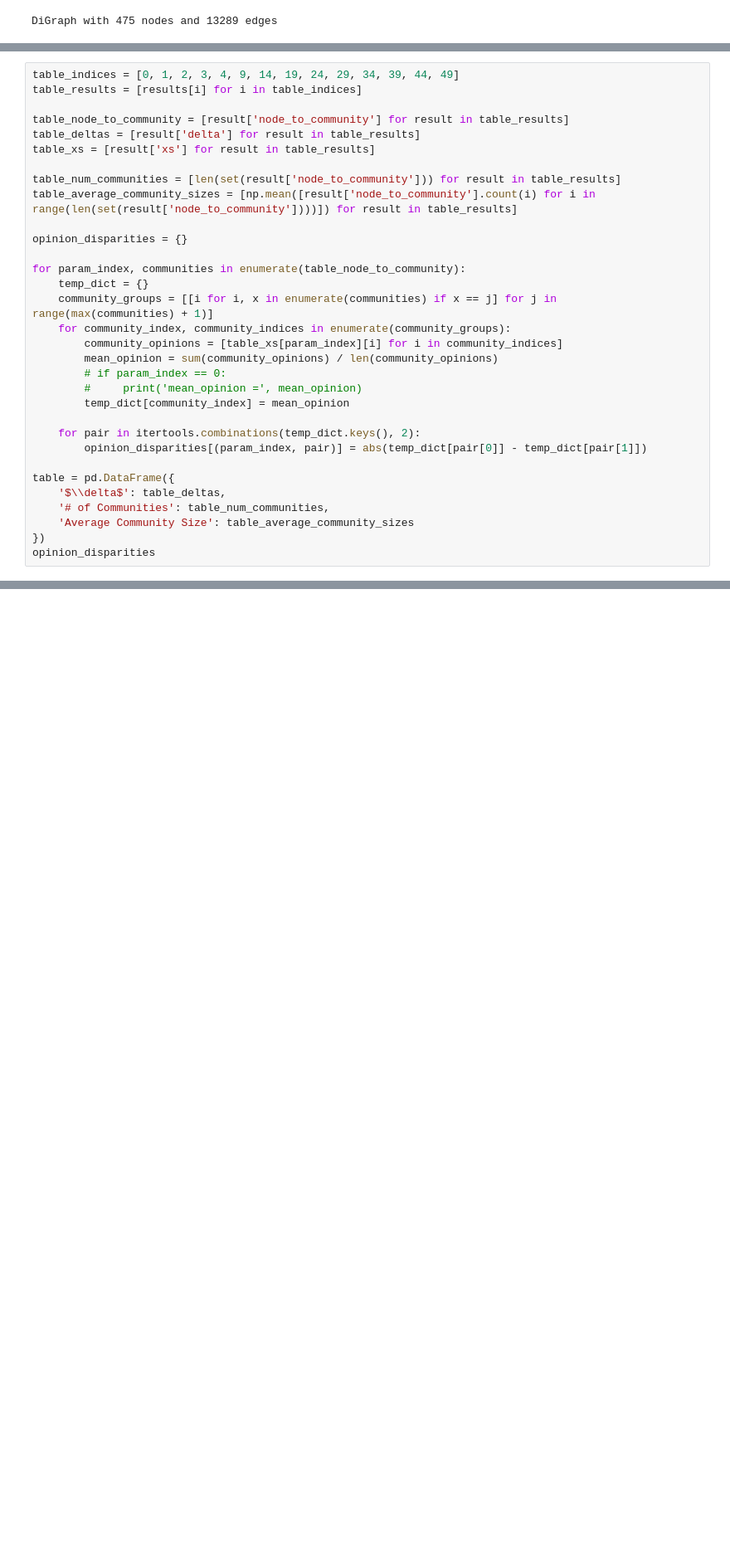
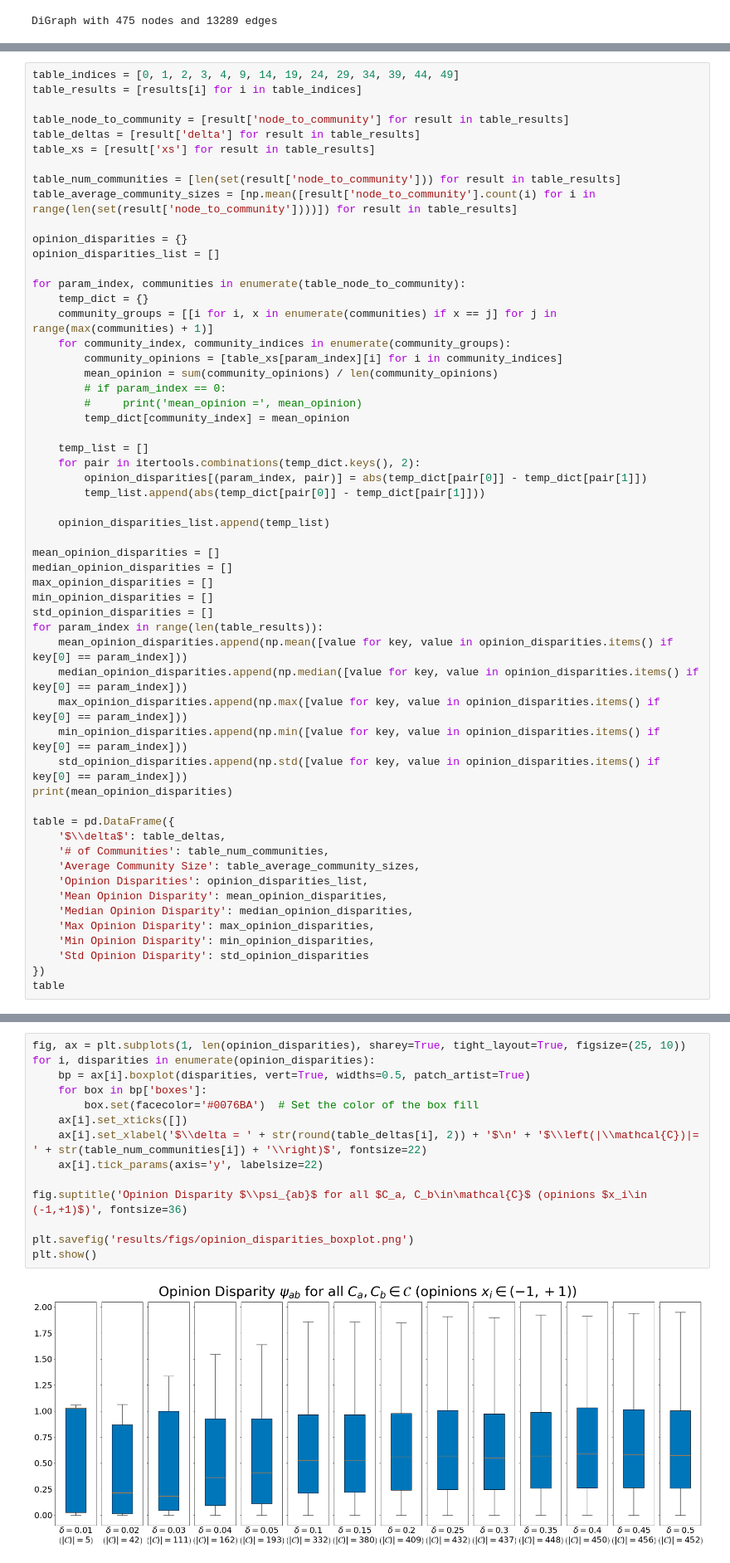
Before and after one commit to cjk4/opinion-modeling, a Jupyter notebook: community-detection.ipynb, the cells around one changed output, grey strips where cells are left out. Shown: that part at 83% size. Saved outputs shown, nothing was run; the diff lists cells and outputs as text; blank space fills up the shorter version.

```diff
--- a/community-detection.ipynb
+++ b/community-detection.ipynb
@@ -379,6 +383,7 @@ table_num_communities = [len(set(result['node_to_community'])) for result in tab
 table_average_community_sizes = [np.mean([result['node_to_community'].count(i) for i in range(len(set(result['node_to_community'])))]) for result in table_results]
 
 opinion_disparities = {}
+opinion_disparities_list = []
 
 for param_index, communities in enumerate(table_node_to_community):
     temp_dict = {}
@@ -390,13 +395,36 @@ for param_index, communities in enumerate(table_node_to_community):
         #     print('mean_opinion =', mean_opinion)
         temp_dict[community_index] = mean_opinion
 
+    temp_list = []
     for pair in itertools.combinations(temp_dict.keys(), 2):
         opinion_disparities[(param_index, pair)] = abs(temp_dict[pair[0]] - temp_dict[pair[1]])
+        temp_list.append(abs(temp_dict[pair[0]] - temp_dict[pair[1]]))
+
+    opinion_disparities_list.append(temp_list)
+
+mean_opinion_disparities = []
+median_opinion_disparities = []
+max_opinion_disparities = []
+min_opinion_disparities = []
+std_opinion_disparities = []
+for param_index in range(len(table_results)):
+    mean_opinion_disparities.append(np.mean([value for key, value in opinion_disparities.items() if key[0] == param_index]))
+    median_opinion_disparities.append(np.median([value for key, value in opinion_disparities.items() if key[0] == param_index]))
+    max_opinion_disparities.append(np.max([value for key, value in opinion_disparities.items() if key[0] == param_index]))
+    min_opinion_disparities.append(np.min([value for key, value in opinion_disparities.items() if key[0] == param_index]))
+    std_opinion_disparities.append(np.std([value for key, value in opinion_disparities.items() if key[0] == param_index]))
+print(mean_opinion_disparities)
 
 table = pd.DataFrame({
     '$\\delta$': table_deltas,
     '# of Communities': table_num_communities,
-    'Average Community Size': table_average_community_sizes
+    'Average Community Size': table_average_community_sizes,
+    'Opinion Disparities': opinion_disparities_list,
+    'Mean Opinion Disparity': mean_opinion_disparities,
+    'Median Opinion Disparity': median_opinion_disparities,
+    'Max Opinion Disparity': max_opinion_disparities,
+    'Min Opinion Disparity': min_opinion_disparities,
+    'Std Opinion Disparity': std_opinion_disparities
 })
-opinion_disparities
+table
 # %% [output]
@@ -424,0 +447,16 @@ mean_opinion = -0.5258232203079607
+# %%
+fig, ax = plt.subplots(1, len(opinion_disparities), sharey=True, tight_layout=True, figsize=(25, 10))
+for i, disparities in enumerate(opinion_disparities):
+    bp = ax[i].boxplot(disparities, vert=True, widths=0.5, patch_artist=True)
+    for box in bp['boxes']:
+        box.set(facecolor='#0076BA')  # Set the color of the box fill
+    ax[i].set_xticks([])
+    ax[i].set_xlabel('$\\delta = ' + str(round(table_deltas[i], 2)) + '$\n' + '$\\left(|\\mathcal{C})|= ' + str(table_num_communities[i]) + '\\right)$', fontsize=22)
+    ax[i].tick_params(axis='y', labelsize=22)
+
+fig.suptitle('Opinion Disparity $\\psi_{ab}$ for all $C_a, C_b\in\mathcal{C}$ (opinions $x_i\in (-1,+1)$)', fontsize=36)
+
+plt.savefig('results/figs/opinion_disparities_boxplot.png')
+plt.show()
+# %% [output]
+[figure, added]
```
Also changed, not shown: parts of 5 cells of this notebook, 6 other files.
